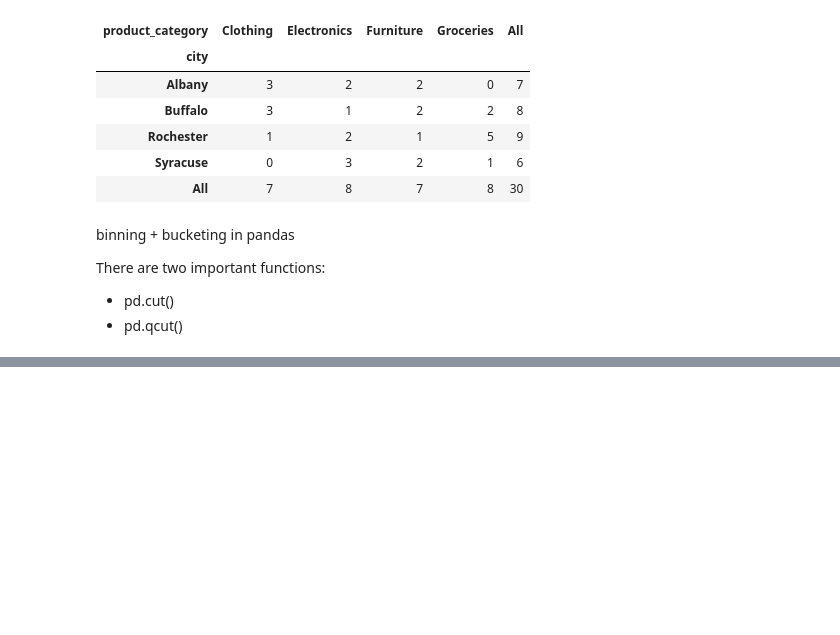
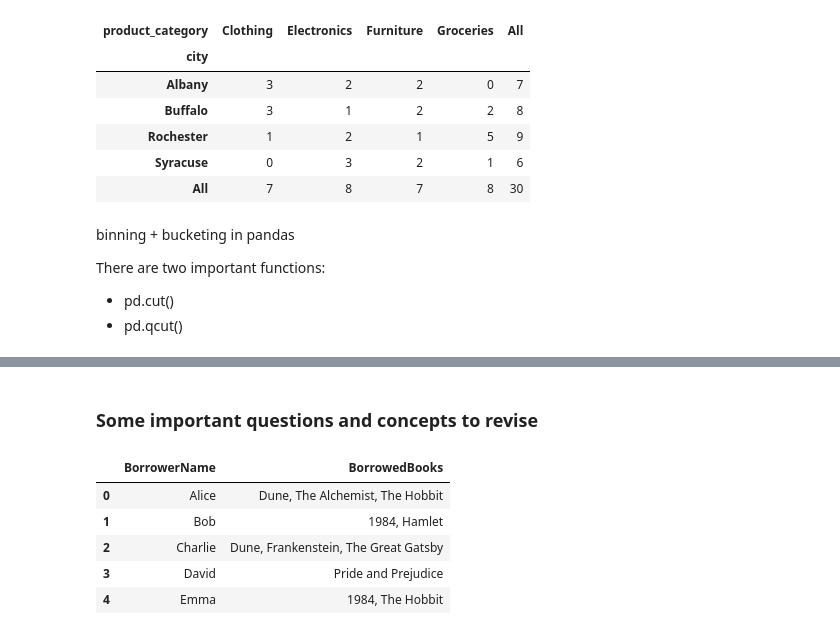
Before and after one commit to Shubhmeep/DSA-and-C-, a Jupyter notebook: Pandas/pandas.ipynb, the cells around one changed output, grey strips where cells are left out. Drawn from its saved outputs; the diff is of its cells as text; code cells hidden in the pictures; blank space fills up the shorter version.

Commit message:
pandas practice

```diff
--- a/Pandas/pandas.ipynb
+++ b/Pandas/pandas.ipynb
@@ -1506,3 +1506,69 @@ There are two important functions:
 ![image.png](attachment:image.png)
 # %% [markdown]
 ![image.png](attachment:image.png)
+# %% [markdown]
+### Some important questions and concepts to revise
+# %%
+# Problem 1
+
+import pandas as pd
+
+books_df = pd.DataFrame({
+    'BookID': [1, 2, 3, 4, 5, 6, 7, 8],
+    'BookName': [
+        'The Alchemist',
+        'Dune',
+        '1984',
+        'Hamlet',
+        'The Hobbit',
+        'Pride and Prejudice',
+        'Frankenstein',
+        'The Great Gatsby'
+    ],
+    'Genre': [
+        'Fiction',
+        'Science Fiction',
+        'Dystopian',
+        'Drama',
+        'Fantasy',
+        'Romance',
+        'Horror',
+        'Fiction'
+    ]
+})
+
+borrowers_df = pd.DataFrame({
+    'BorrowerID': [101, 101, 101, 102, 102, 103, 103, 103, 104, 105, 105],
+    'BorrowerName': [
+        'Alice', 'Alice', 'Alice',
+        'Bob', 'Bob',
+        'Charlie', 'Charlie', 'Charlie',
+        'David',
+        'Emma', 'Emma'
+    ],
+    'BookID': [
+        2, 1, 5,
+        4, 3,
+        7, 2, 8,
+        6,
+        5, 3
+    ]
+})
+
+# Write an pandas query to display the name of each borrower along with a comma-separated list of the books they
+# have borrowed in alphabetical order, display the output in ascending order of Borrower Name.
+merged_df = borrowers_df.merge(books_df, on='BookID', how='left')
+result = merged_df.sort_values(by=['BorrowerName', 'BookName']).groupby('BorrowerName')['BookName'].apply(list).reset_index(name='BorrowedBooks')
+
+result['BorrowedBooks'] = result['BorrowedBooks'].apply(
+    lambda book_list: ', '.join(book_list)
+)
+
+result
+# %% [output]
+|  | BorrowerName | BorrowedBooks |
+| 0 | Alice | Dune, The Alchemist, The Hobbit |
+| 1 | Bob | 1984, Hamlet |
+| 2 | Charlie | Dune, Frankenstein, The Great Gatsby |
+| 3 | David | Pride and Prejudice |
+| 4 | Emma | 1984, The Hobbit |
```
